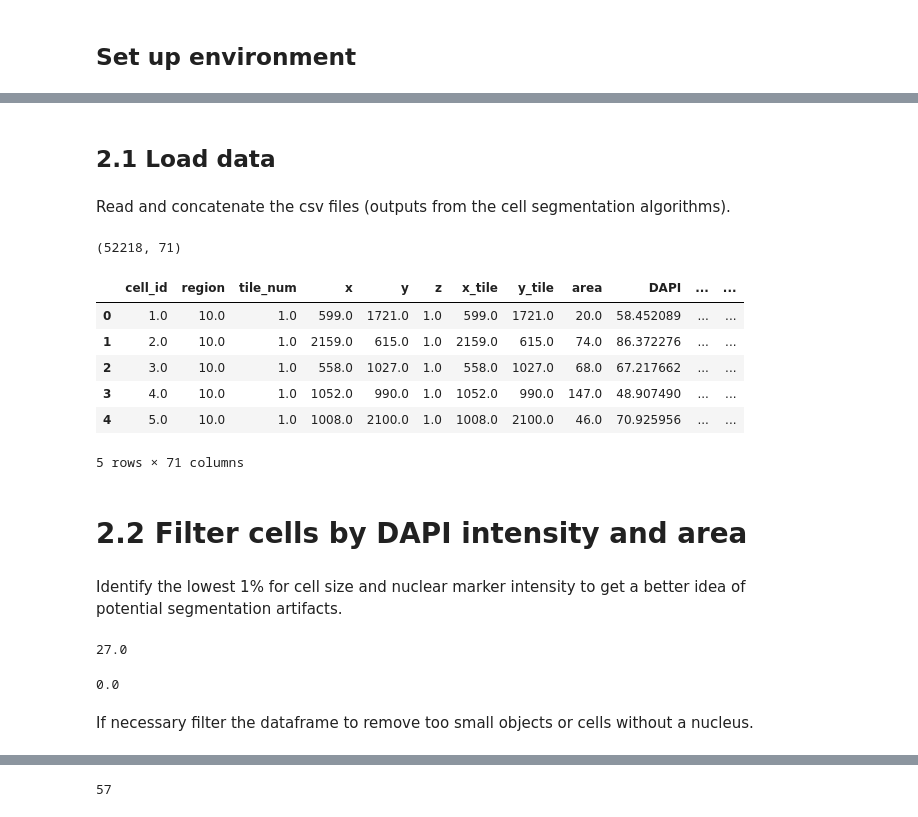
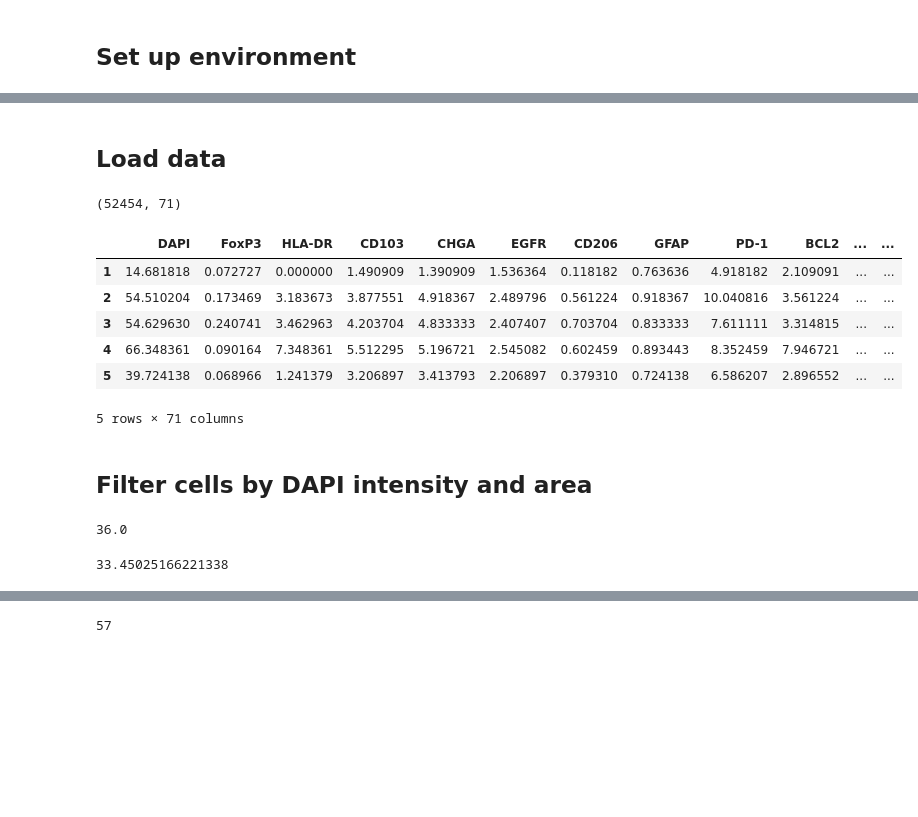
Before and after one commit to yuqiyuqitan/SPACEc, a Jupyter notebook: notebooks/2_preprocessing.ipynb, the cells around one changed output, grey strips where cells are left out. Cells and saved outputs as stored; diff of their text form; code cells hidden in the pictures; blank space fills up the shorter version.

```diff
--- a/notebooks/2_preprocessing.ipynb
+++ b/notebooks/2_preprocessing.ipynb
@@ -20,59 +22,51 @@ import spacec as sp
 # %%
-root_path = pathlib.Path("..")
-
-data_path = root_path / 'data' # where the data is stored
+root_path = pathlib.Path("/home/tim/Dokumente/GitHub/SPACEc/") # replace with your path
+data_path = root_path / 'example_data/raw/' # where the data is stored
 
 # where you want to store the output
-output_dir = root_path / '_out'
+output_dir = root_path / 'example_data/output/'
 output_dir.mkdir(exist_ok=True, parents=True)
-
-out_fname = "tonsil"
 # %% [markdown]
-## 2.1 Load data
+## Load data
-# %% [markdown]
-Read and concatenate the csv files (outputs from the cell segmentation algorithms).
 # %%
 #read in segmentation csv files
+#Read and concatenate the csv files (outputs from the cell segmentation algorithms).
 df_seg = sp.pp.read_segdf(
     segfile_list = [
-        data_path / "processed/cellseg/reg010_X01_Y01_Z01_compensated.csv",
-        data_path / "processed/cellseg/reg001_X01_Y01_Z01_compensated.csv"
+        output_dir / "tonsil1_mesmer_result.csv",
+        output_dir / "tonsil2_mesmer_result.csv"
     ],
-    seg_method = 'cellseg',
-    region_list =["reg010", "reg001"],
+    seg_method = 'mesmer',
+    region_list =["reg001", "reg002"],
     meta_list = ["tonsillitis", "tonsil"]
 )
 
 #Get the shape of the data
 print(df_seg.shape)
 
 #See what it looks like
 df_seg.head()
 # %% [output]
-(52218, 71)
+(52454, 71)
-|  | cell_id | region | tile_num | x | y | z | x_tile | y_tile | area | DAPI | ... | ... |
-| 0 | 1.0 | 10.0 | 1.0 | 599.0 | 1721.0 | 1.0 | 599.0 | 1721.0 | 20.0 | 58.452089 | ... | ... |
-| 1 | 2.0 | 10.0 | 1.0 | 2159.0 | 615.0 | 1.0 | 2159.0 | 615.0 | 74.0 | 86.372276 | ... | ... |
-| 2 | 3.0 | 10.0 | 1.0 | 558.0 | 1027.0 | 1.0 | 558.0 | 1027.0 | 68.0 | 67.217662 | ... | ... |
-| 3 | 4.0 | 10.0 | 1.0 | 1052.0 | 990.0 | 1.0 | 1052.0 | 990.0 | 147.0 | 48.907490 | ... | ... |
-| 4 | 5.0 | 10.0 | 1.0 | 1008.0 | 2100.0 | 1.0 | 1008.0 | 2100.0 | 46.0 | 70.925956 | ... | ... |
+|  | DAPI | FoxP3 | HLA-DR | CD103 | CHGA | EGFR | CD206 | GFAP | PD-1 | BCL2 | ... | ... |
+| 1 | 14.681818 | 0.072727 | 0.000000 | 1.490909 | 1.390909 | 1.536364 | 0.118182 | 0.763636 | 4.918182 | 2.109091 | ... | ... |
+| 2 | 54.510204 | 0.173469 | 3.183673 | 3.877551 | 4.918367 | 2.489796 | 0.561224 | 0.918367 | 10.040816 | 3.561224 | ... | ... |
+| 3 | 54.629630 | 0.240741 | 3.462963 | 4.203704 | 4.833333 | 2.407407 | 0.703704 | 0.833333 | 7.611111 | 3.314815 | ... | ... |
+| 4 | 66.348361 | 0.090164 | 7.348361 | 5.512295 | 5.196721 | 2.545082 | 0.602459 | 0.893443 | 8.352459 | 7.946721 | ... | ... |
+| 5 | 39.724138 | 0.068966 | 1.241379 | 3.206897 | 3.413793 | 2.206897 | 0.379310 | 0.724138 | 6.586207 | 2.896552 | ... | ... |
 5 rows × 71 columns
 # %% [markdown]
-# 2.2 Filter cells by DAPI intensity and area
+## Filter cells by DAPI intensity and area
-# %% [markdown]
-Identify the lowest 1% for cell size and nuclear marker intensity to get a better idea of potential segmentation artifacts.
 # %%
 # print smallest 1% of cells by area
 one_percent_area = np.percentile(df_seg.area, 1)
 one_percent_area
 # %% [output]
-27.0
+36.0
 # %%
 # print smallest 1% of cells by DAPI intensity
 one_percent_nuc = np.percentile(df_seg.DAPI, 1)
 one_percent_nuc
 # %% [output]
-0.0
+33.45025166221338
-# %% [markdown]
-If necessary filter the dataframe to remove too small objects or cells without a nucleus.
 # %%
```
Also changed, not shown: parts of 28 cells of this notebook, 4 other files.
